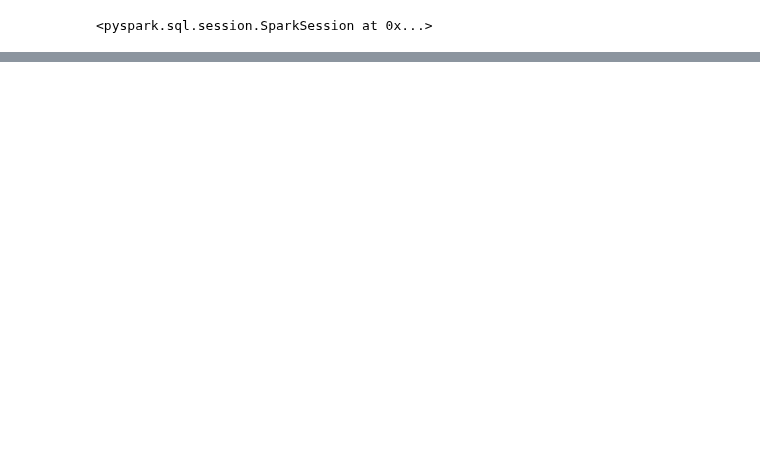
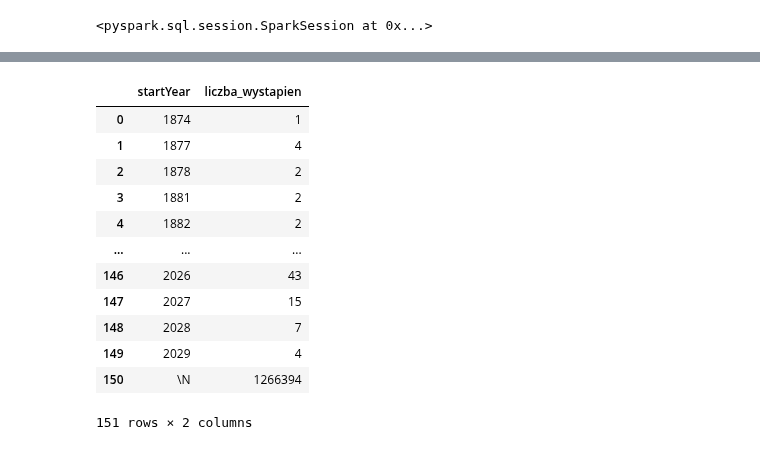
Before and after one commit to PiotrMaciejKowalski/BigData2022-actors, a Jupyter notebook: colabs/Wizualizacje_analiza.ipynb, the cells around one changed output, grey strips where cells are left out. Saved outputs shown, nothing was run; the diff lists cells and outputs as text; code cells hidden in the pictures; blank space fills up the shorter version.

```diff
--- a/colabs/Wizualizacje_analiza.ipynb
+++ b/colabs/Wizualizacje_analiza.ipynb
@@ -124,0 +96,19 @@ Null_counter_table
+# %%
+#spark.sql("""SELECT startYear, count(*) as liczba_wystapien from df_title_basic group by startYear""").show(100)
+temp1 = spark.sql("""SELECT startYear, count(*) as liczba_wystapien from df_title_basic group by startYear order by startYear asc""").toPandas()
+# %%
+temp1
+# %% [output]
+|  | startYear | liczba_wystapien |
+| 0 | 1874 | 1 |
+| 1 | 1877 | 4 |
+| 2 | 1878 | 2 |
+| 3 | 1881 | 2 |
+| 4 | 1882 | 2 |
+| ... | ... | ... |
+| 146 | 2026 | 43 |
+| 147 | 2027 | 15 |
+| 148 | 2028 | 7 |
+| 149 | 2029 | 4 |
+| 150 | \N | 1266394 |
+151 rows × 2 columns
```
Also changed, not shown: parts of 19 cells of this notebook.
